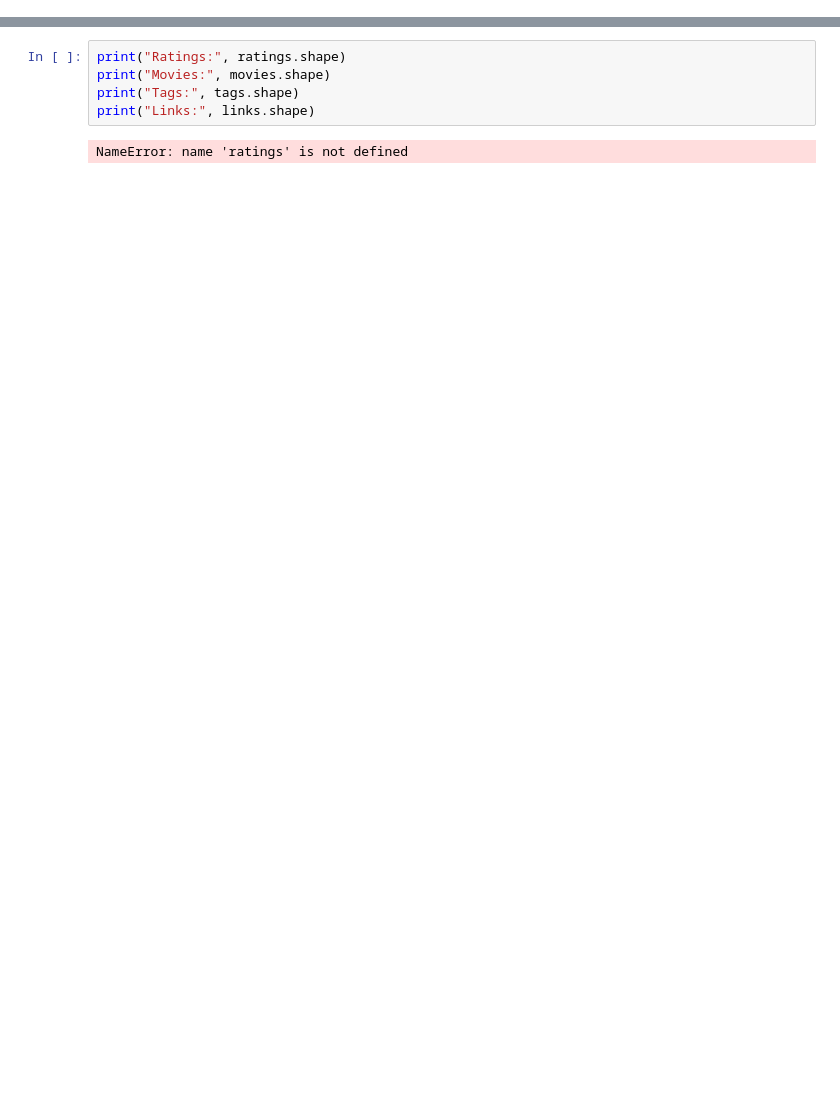
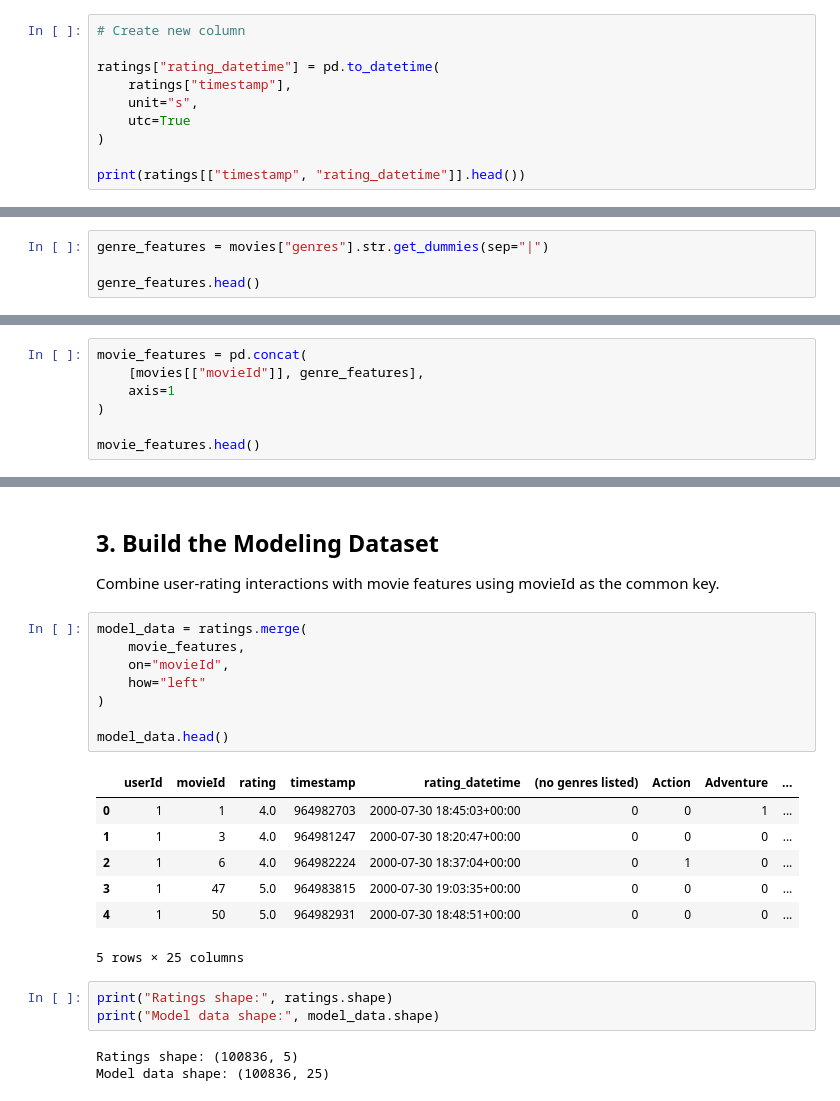
Before and after one commit to NicGal-1925/streaming-recommendation-system, a Jupyter notebook: notebooks/04_preprocessing_and_target.ipynb, the cells around one changed output, grey strips where cells are left out. Saved outputs shown, nothing was run; the diff lists cells and outputs as text; blank space fills up the shorter version.

```diff
--- a/notebooks/04_preprocessing_and_target.ipynb
+++ b/notebooks/04_preprocessing_and_target.ipynb
@@ -2,0 +177,10 @@
+# %%
+# Create new column
+
+ratings["rating_datetime"] = pd.to_datetime(
+    ratings["timestamp"],
+    unit="s",
+    utc=True
+)
+
+print(ratings[["timestamp", "rating_datetime"]].head())
@@ -2,0 +234,4 @@
+# %%
+genre_features = movies["genres"].str.get_dummies(sep="|")
+
+genre_features.head()
@@ -2,0 +253,7 @@
+# %%
+movie_features = pd.concat(
+    [movies[["movieId"]], genre_features],
+    axis=1
+)
+
+movie_features.head()
@@ -3,7 +268,26 @@
+# %% [markdown]
+## 3. Build the Modeling Dataset
+
+Combine user-rating interactions with movie features using movieId as the common key.
+# %%
+model_data = ratings.merge(
+    movie_features,
+    on="movieId",
+    how="left"
+)
+
+model_data.head()
+# %% [output]
+|  | userId | movieId | rating | timestamp | rating_datetime | (no genres listed) | Action | Adventure | ... |
+| 0 | 1 | 1 | 4.0 | 964982703 | 2000-07-30 18:45:03+00:00 | 0 | 0 | 1 | ... |
+| 1 | 1 | 3 | 4.0 | 964981247 | 2000-07-30 18:20:47+00:00 | 0 | 0 | 0 | ... |
+| 2 | 1 | 6 | 4.0 | 964982224 | 2000-07-30 18:37:04+00:00 | 0 | 1 | 0 | ... |
+| 3 | 1 | 47 | 5.0 | 964983815 | 2000-07-30 19:03:35+00:00 | 0 | 0 | 0 | ... |
+| 4 | 1 | 50 | 5.0 | 964982931 | 2000-07-30 18:48:51+00:00 | 0 | 0 | 0 | ... |
+5 rows × 25 columns
 # %%
-print("Ratings:", ratings.shape)
-print("Movies:", movies.shape)
-print("Tags:", tags.shape)
-print("Links:", links.shape)
+print("Ratings shape:", ratings.shape)
+print("Model data shape:", model_data.shape)
 # %% [output]
-NameError: name 'ratings' is not defined
+Ratings shape: (100836, 5)
+Model data shape: (100836, 25)
```
Also changed, not shown: parts of 39 cells of this notebook.
